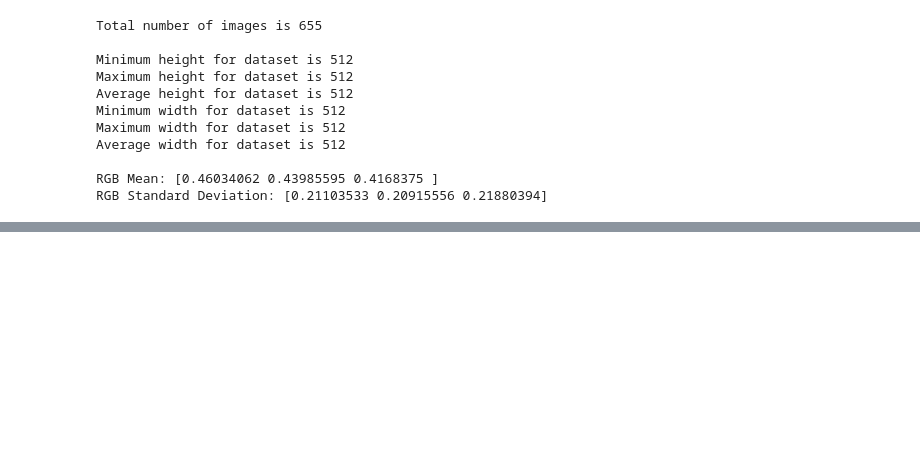
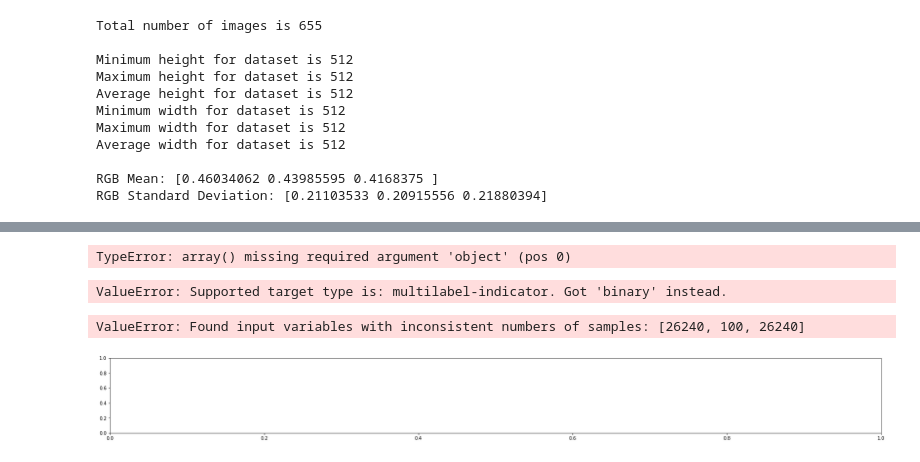
Before and after one commit to deokgu1994/p_stage_my_server, a Jupyter notebook: EDA/EDA.ipynb, the cells around one changed output, grey strips where cells are left out. Saved outputs shown, nothing was run; the diff lists cells and outputs as text; code cells hidden in the pictures; blank space fills up the shorter version.

Commit message:
add multi str

```diff
--- a/EDA/EDA.ipynb
+++ b/EDA/EDA.ipynb
@@ -119,0 +403,46 @@ RGB Standard Deviation: [0.21103533 0.20915556 0.21880394]
+# %%
+from iterstrat.ml_stratifiers import MultilabelStratifiedKFold
+msss = MultilabelStratifiedKFold(n_splits=3,  shuffle=True, random_state=2019)
+
+
+y = np.array()
+x = []
+for i, index in enumerate(range(len(train_dataset))):
+    images, masks, image_infos = train_dataset[index]
+    y.append(list(np.unique(masks)))
+    x.append(images)
+print(x)
+print(y)
+print(y.to_numpy(dtype=np.float32))
+
+print(len(x))
+print(len(y))
+# %% [output]
+TypeError: array() missing required argument 'object' (pos 0)
+# %%
+for train_index, test_index in msss.split(x, y):
+    print(f"train {train_index}, val {val_index}")
+# %% [output]
+ValueError: Supported target type is: multilabel-indicator. Got 'binary' instead.
+# %%
+# To better demonstrate the difference, we will assign samples to groups
+# unevenly:
+# print(X)
+uneven_groups = np.sort(np.random.randint(0, 10, len(test)))
+
+cvs = [StratifiedKFold, GroupKFold, StratifiedGroupKFold]
+
+
+test
+
+for cv in cvs:
+    fig, ax = plt.subplots(figsize=(30, 3))
+    plot_cv_indices(cv(n_splits), test, y, uneven_groups, ax, n_splits)
+    ax.legend([Patch(color=cmap_cv(.8)), Patch(color=cmap_cv(.02))],
+              ['Testing set', 'Training set'], loc=(1.02, .8))
+    # Make the legend fit
+    plt.tight_layout()
+    fig.subplots_adjust(right=.7)
+# %% [output]
+ValueError: Found input variables with inconsistent numbers of samples: [26240, 100, 26240]
+[figure, added]
```
Also changed, not shown: parts of 17 cells of this notebook.
